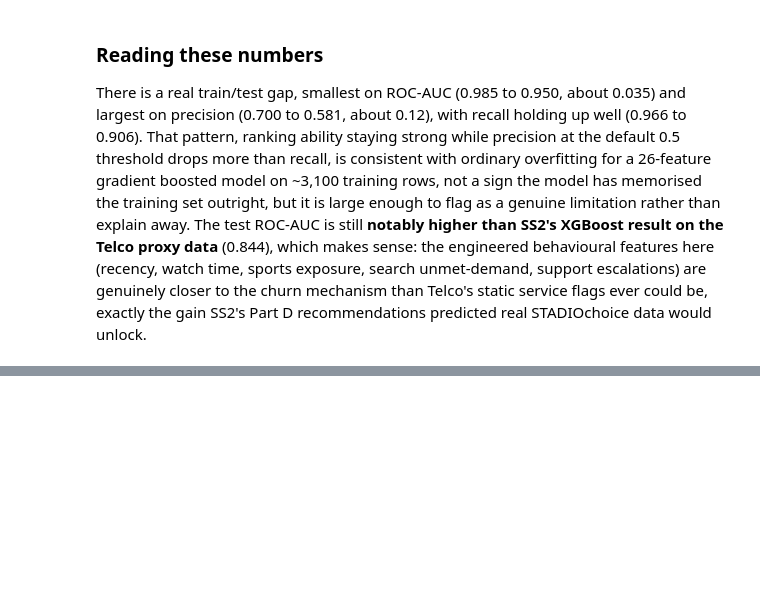
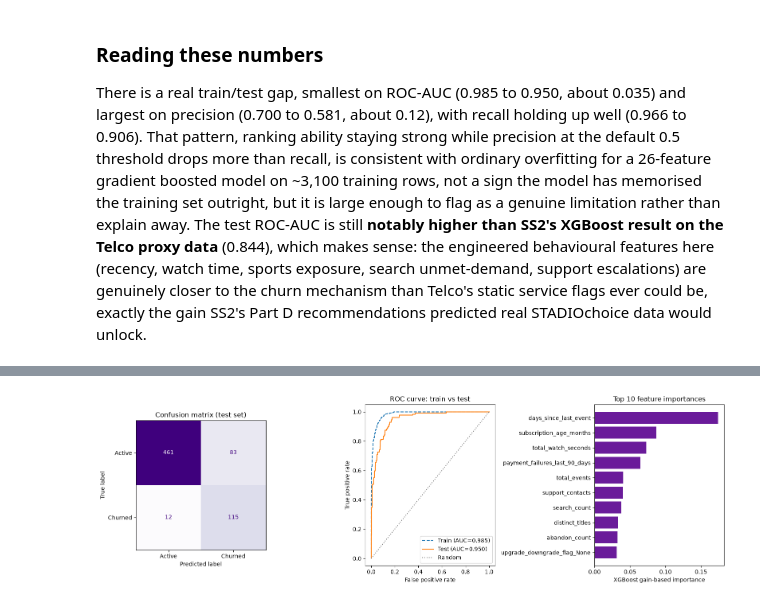
Before and after one commit to SandileJ/CAP182_SS1_SS2, a Jupyter notebook: SS3_PartB.ipynb, the cells around one changed output, grey strips where cells are left out. Drawn from its saved outputs; the diff is of its cells as text; code cells hidden in the pictures; blank space fills up the shorter version.

```diff
--- a/SS3_PartB.ipynb
+++ b/SS3_PartB.ipynb
@@ -290,0 +295,31 @@ There is a real train/test gap, smallest on ROC-AUC (0.985 to 0.950, about 0.035
+# %%
+import matplotlib.pyplot as plt
+from sklearn.metrics import roc_curve, ConfusionMatrixDisplay
+
+fig, axes = plt.subplots(1, 3, figsize=(16, 5))
+
+cm = confusion_matrix(y_test, model.predict(X_test))
+ConfusionMatrixDisplay(cm, display_labels=["Active", "Churned"]).plot(
+    ax=axes[0], cmap="Purples", colorbar=False)
+axes[0].set_title("Confusion matrix (test set)")
+
+for name, Xs, ys, style in [("Train", X_train, y_train, "--"), ("Test", X_test, y_test, "-")]:
+    fpr, tpr, _ = roc_curve(ys, model.predict_proba(Xs)[:, 1])
+    auc = roc_auc_score(ys, model.predict_proba(Xs)[:, 1])
+    axes[1].plot(fpr, tpr, style, label=f"{name} (AUC={auc:.3f})")
+axes[1].plot([0, 1], [0, 1], linestyle=":", color="grey", label="Random")
+axes[1].set_xlabel("False positive rate")
+axes[1].set_ylabel("True positive rate")
+axes[1].set_title("ROC curve: train vs test")
+axes[1].legend()
+
+importances = pd.Series(model.feature_importances_, index=X_train.columns).sort_values(ascending=True).tail(10)
+axes[2].barh(importances.index, importances.values, color="#6a1b9a")
+axes[2].set_title("Top 10 feature importances")
+axes[2].set_xlabel("XGBoost gain-based importance")
+
+plt.tight_layout()
+plt.savefig("experimental_results/ss3_part_b_results.png", dpi=150)
+plt.show()
+# %% [output]
+[figure, added]
```
Also changed, not shown: parts of 2 cells of this notebook, 1 other file.
